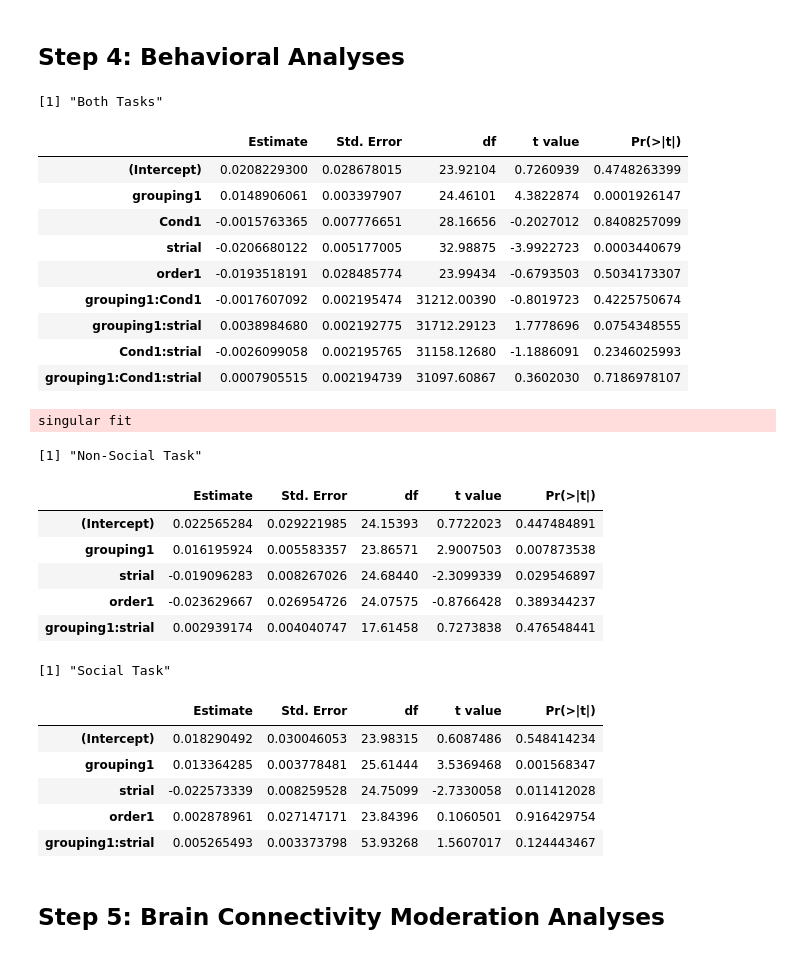
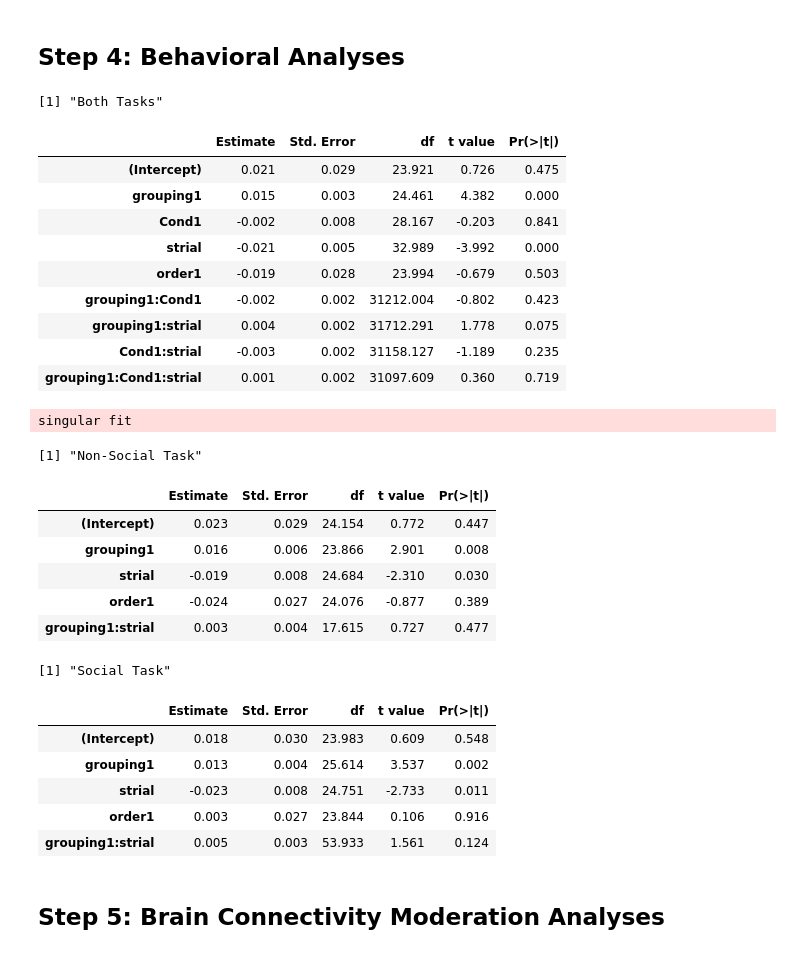
Before and after one commit to stompson/tompson_netlearn_fmri, a Jupyter notebook: code/Step2_Behavioral_Results.ipynb, the cells around one changed output. Cells and saved outputs as stored; diff of their text form; code cells hidden in the pictures.

```diff
--- a/code/Step2_Behavioral_Results.ipynb
+++ b/code/Step2_Behavioral_Results.ipynb
@@ -283,24 +296,24 @@ tdf2<-clean_trial_df(tdf2)
 # %%
 #################################################
 ### Compute xixed effects model for Grouping (Node Type) x Cond (Network Type) X Order (Social First vs. Non-Social First) x Trial Number
 #################################################
 
 mm1_log<- lmer(rt_log ~  grouping*Cond*strial + order + (1 + grouping + Cond + strial| pID), data = tdf2)
 
 print('Both Tasks')
-summary(mm1_log)$coefficients
+round(summary(mm1_log)$coefficients,3)
 # %% [output]
 [1] "Both Tasks"
 |  | Estimate | Std. Error | df | t value | Pr(>|t|) |
-| (Intercept) | 0.0208229300 | 0.028678015 | 23.92104 | 0.7260939 | 0.4748263399 |
-| grouping1 | 0.0148906061 | 0.003397907 | 24.46101 | 4.3822874 | 0.0001926147 |
-| Cond1 | -0.0015763365 | 0.007776651 | 28.16656 | -0.2027012 | 0.8408257099 |
-| strial | -0.0206680122 | 0.005177005 | 32.98875 | -3.9922723 | 0.0003440679 |
-| order1 | -0.0193518191 | 0.028485774 | 23.99434 | -0.6793503 | 0.5034173307 |
-| grouping1:Cond1 | -0.0017607092 | 0.002195474 | 31212.00390 | -0.8019723 | 0.4225750674 |
-| grouping1:strial | 0.0038984680 | 0.002192775 | 31712.29123 | 1.7778696 | 0.0754348555 |
-| Cond1:strial | -0.0026099058 | 0.002195765 | 31158.12680 | -1.1886091 | 0.2346025993 |
-| grouping1:Cond1:strial | 0.0007905515 | 0.002194739 | 31097.60867 | 0.3602030 | 0.7186978107 |
+| (Intercept) | 0.021 | 0.029 | 23.921 | 0.726 | 0.475 |
+| grouping1 | 0.015 | 0.003 | 24.461 | 4.382 | 0.000 |
+| Cond1 | -0.002 | 0.008 | 28.167 | -0.203 | 0.841 |
+| strial | -0.021 | 0.005 | 32.989 | -3.992 | 0.000 |
+| order1 | -0.019 | 0.028 | 23.994 | -0.679 | 0.503 |
+| grouping1:Cond1 | -0.002 | 0.002 | 31212.004 | -0.802 | 0.423 |
+| grouping1:strial | 0.004 | 0.002 | 31712.291 | 1.778 | 0.075 |
+| Cond1:strial | -0.003 | 0.002 | 31158.127 | -1.189 | 0.235 |
+| grouping1:Cond1:strial | 0.001 | 0.002 | 31097.609 | 0.360 | 0.719 |
 # %%
 #################################################
 ### Compute mixed effects model for Social and Non-Social Networks separately
@@ -313,26 +326,26 @@ mm1_log_ns= lmer(rt_log ~  grouping*strial + order + (1 + grouping*strial | pID)
 mm1_log_soc= lmer(rt_log ~  grouping*strial + order + (1 + grouping*strial | pID), data = socData2)
 
 print('Non-Social Task')
-summary(mm1_log_ns)$coefficients
+round(summary(mm1_log_ns)$coefficients,3)
 
 print('Social Task')
-summary(mm1_log_soc)$coefficients
+round(summary(mm1_log_soc)$coefficients,3)
 # %% [output]
 singular fit
 [1] "Non-Social Task"
 |  | Estimate | Std. Error | df | t value | Pr(>|t|) |
-| (Intercept) | 0.022565284 | 0.029221985 | 24.15393 | 0.7722023 | 0.447484891 |
-| grouping1 | 0.016195924 | 0.005583357 | 23.86571 | 2.9007503 | 0.007873538 |
-| strial | -0.019096283 | 0.008267026 | 24.68440 | -2.3099339 | 0.029546897 |
-| order1 | -0.023629667 | 0.026954726 | 24.07575 | -0.8766428 | 0.389344237 |
-| grouping1:strial | 0.002939174 | 0.004040747 | 17.61458 | 0.7273838 | 0.476548441 |
+| (Intercept) | 0.023 | 0.029 | 24.154 | 0.772 | 0.447 |
+| grouping1 | 0.016 | 0.006 | 23.866 | 2.901 | 0.008 |
+| strial | -0.019 | 0.008 | 24.684 | -2.310 | 0.030 |
+| order1 | -0.024 | 0.027 | 24.076 | -0.877 | 0.389 |
+| grouping1:strial | 0.003 | 0.004 | 17.615 | 0.727 | 0.477 |
 [1] "Social Task"
 |  | Estimate | Std. Error | df | t value | Pr(>|t|) |
-| (Intercept) | 0.018290492 | 0.030046053 | 23.98315 | 0.6087486 | 0.548414234 |
-| grouping1 | 0.013364285 | 0.003778481 | 25.61444 | 3.5369468 | 0.001568347 |
-| strial | -0.022573339 | 0.008259528 | 24.75099 | -2.7330058 | 0.011412028 |
-| order1 | 0.002878961 | 0.027147171 | 23.84396 | 0.1060501 | 0.916429754 |
-| grouping1:strial | 0.005265493 | 0.003373798 | 53.93268 | 1.5607017 | 0.124443467 |
+| (Intercept) | 0.018 | 0.030 | 23.983 | 0.609 | 0.548 |
+| grouping1 | 0.013 | 0.004 | 25.614 | 3.537 | 0.002 |
+| strial | -0.023 | 0.008 | 24.751 | -2.733 | 0.011 |
+| order1 | 0.003 | 0.027 | 23.844 | 0.106 | 0.916 |
+| grouping1:strial | 0.005 | 0.003 | 53.933 | 1.561 | 0.124 |
 # %% [markdown]
 ## Step 5: Brain Connectivity Moderation Analyses
 # %%
```
Also changed, not shown: parts of 32 cells of this notebook, 39 other files.
